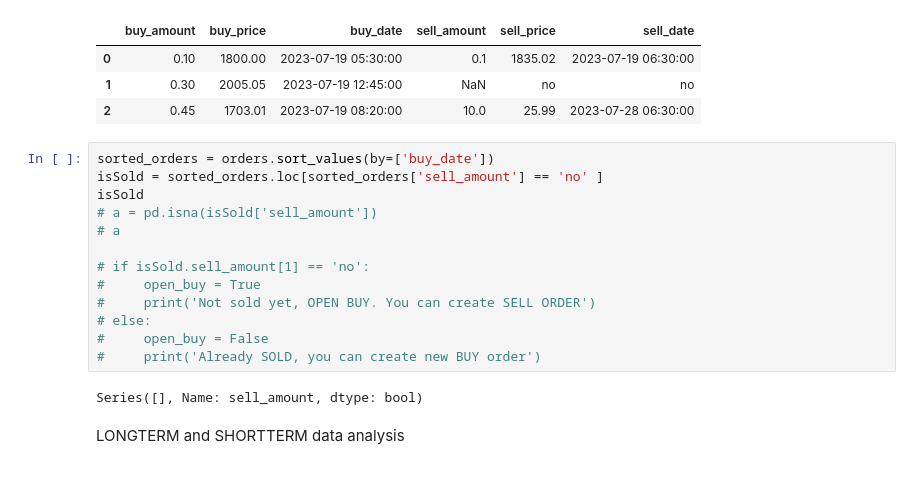
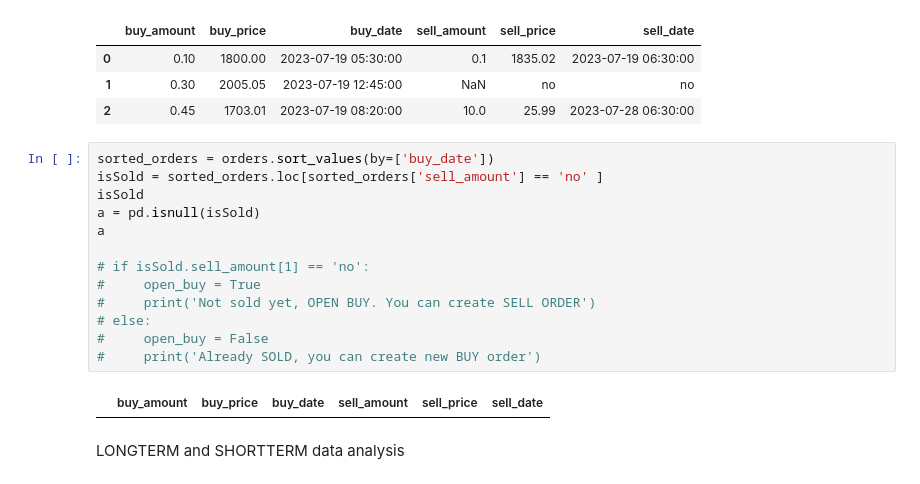
Before and after one commit to Generjet/binance_trader, a Jupyter notebook: jupyter/yfinancExtreme.ipynb, the cells around one changed output. Saved outputs shown, nothing was run; the diff lists cells and outputs as text.

```diff
--- a/jupyter/yfinancExtreme.ipynb
+++ b/jupyter/yfinancExtreme.ipynb
@@ -221,18 +221,18 @@ orders
 # %%
 sorted_orders = orders.sort_values(by=['buy_date'])
 isSold = sorted_orders.loc[sorted_orders['sell_amount'] == 'no' ]
 isSold
-# a = pd.isna(isSold['sell_amount'])
-# a
+a = pd.isnull(isSold)
+a
 
 # if isSold.sell_amount[1] == 'no':
 #     open_buy = True
 #     print('Not sold yet, OPEN BUY. You can create SELL ORDER')
 # else:
 #     open_buy = False
 #     print('Already SOLD, you can create new BUY order')
 # %% [output]
-Series([], Name: sell_amount, dtype: bool)
+|  | buy_amount | buy_price | buy_date | sell_amount | sell_price | sell_date |
 # %% [markdown]
 LONGTERM and SHORTTERM data analysis
 # %%
```
Also changed, not shown: 2 other files.
